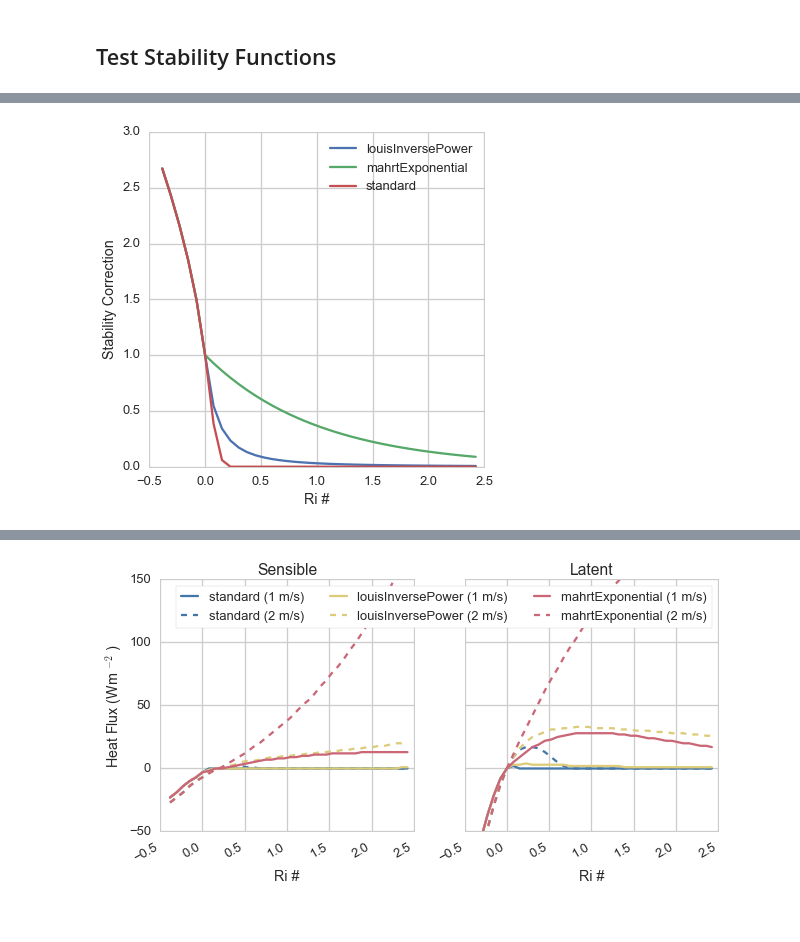
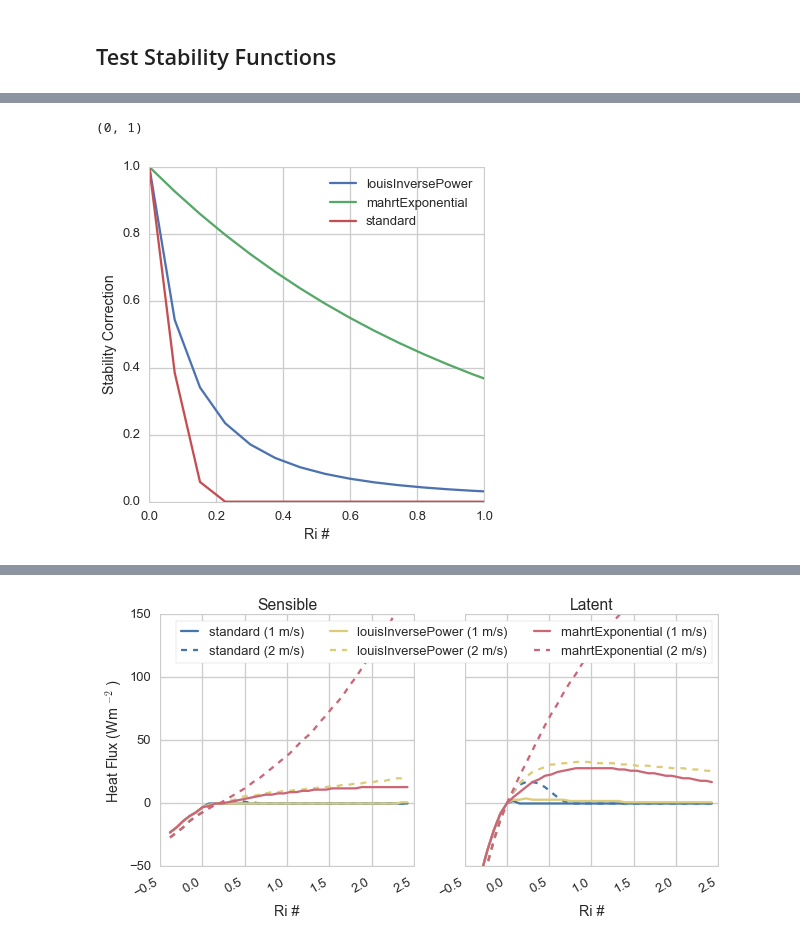
Before and after one commit to klapo/TurbulenceFeedbacks, a Jupyter notebook: TF.turbpyTest.ipynb, the cells around one changed output, grey strips where cells are left out. Cells and saved outputs as stored; diff of their text form; code cells hidden in the pictures.

```diff
--- a/TF.turbpyTest.ipynb
+++ b/TF.turbpyTest.ipynb
@@ -112,9 +92,12 @@ print(stabilitySchemes)
 # %%
 fig,ax = plt.subplots(1,1,figsize=(6,6))
 for stab in stabilitySchemes:
     ax.plot(RiBulk,stabilitySchemes[stab],label=stab)
-    ax.legend(loc='best')
-    ax.set_ylabel('Stability Correction')
-    ax.set_xlabel('Ri #')
+ax.legend(loc='best')
+ax.set_ylabel('Stability Correction')
+ax.set_xlabel('Ri #')
+ax.set_xlim(0,1)
+ax.set_ylim(0,1)
 # %% [output]
+(0, 1)
-[figure, old version]
+[figure, new version]
```
Also changed, not shown: parts of 4 cells of this notebook.
